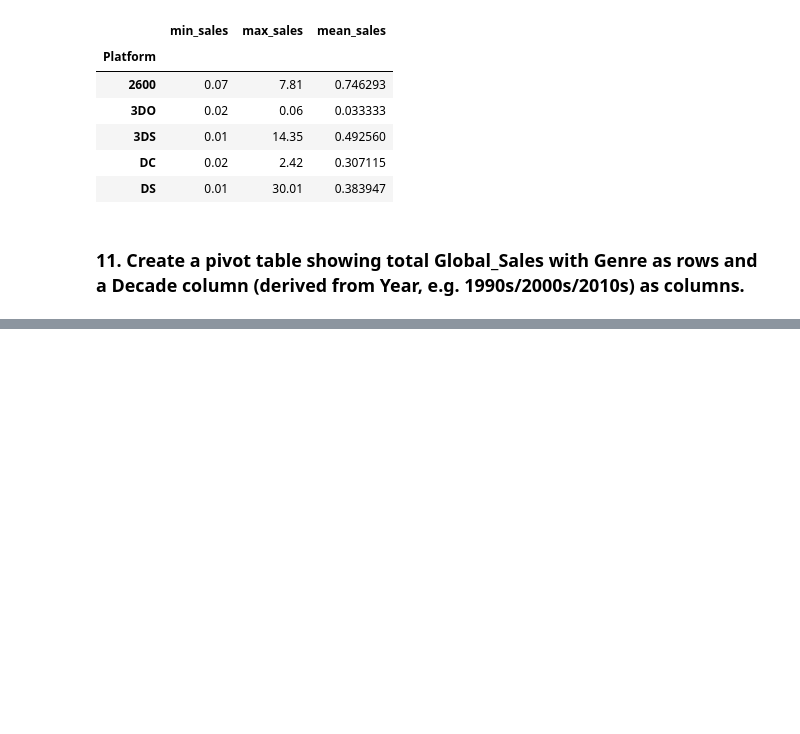
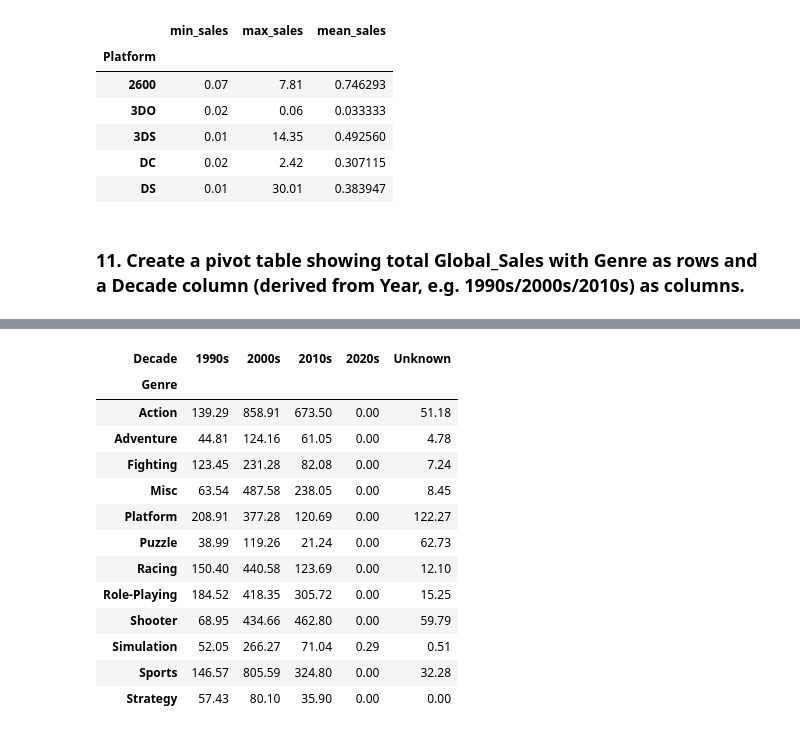
Before and after one commit to MrLeo0087/Python-Libraries, a Jupyter notebook: Pandas/Video_game.ipynb, the cells around one changed output, grey strips where cells are left out. Drawn from its saved outputs; the diff is of its cells as text; code cells hidden in the pictures; blank space fills up the shorter version.

```diff
--- a/Pandas/Video_game.ipynb
+++ b/Pandas/Video_game.ipynb
@@ -287,0 +300,28 @@ df.groupby(by='Platform').agg(
+# %%
+condition = [
+    (df['Year'] >=1990) & (df['Year'] < 2000),
+    (df['Year'] >=2000) & (df['Year'] < 2010),
+    (df['Year'] >=2010) & (df['Year'] < 2020),
+    (df['Year'] >=2020) & (df['Year'] < 2030),
+]
+
+values = ['1990s','2000s','2010s','2020s']
+
+df['Decade'] = np.select(condition,values,default='Unknown')
+# %%
+pd.pivot_table(df,index='Genre',columns='Decade',values='Global_Sales',aggfunc='sum',fill_value=0)
+# %% [output]
+| Decade | 1990s | 2000s | 2010s | 2020s | Unknown |
+| Genre |  |  |  |  |  |
+| Action | 139.29 | 858.91 | 673.50 | 0.00 | 51.18 |
+| Adventure | 44.81 | 124.16 | 61.05 | 0.00 | 4.78 |
+| Fighting | 123.45 | 231.28 | 82.08 | 0.00 | 7.24 |
+| Misc | 63.54 | 487.58 | 238.05 | 0.00 | 8.45 |
+| Platform | 208.91 | 377.28 | 120.69 | 0.00 | 122.27 |
+| Puzzle | 38.99 | 119.26 | 21.24 | 0.00 | 62.73 |
+| Racing | 150.40 | 440.58 | 123.69 | 0.00 | 12.10 |
+| Role-Playing | 184.52 | 418.35 | 305.72 | 0.00 | 15.25 |
+| Shooter | 68.95 | 434.66 | 462.80 | 0.00 | 59.79 |
+| Simulation | 52.05 | 266.27 | 71.04 | 0.29 | 0.51 |
+| Sports | 146.57 | 805.59 | 324.80 | 0.00 | 32.28 |
+| Strategy | 57.43 | 80.10 | 35.90 | 0.00 | 0.00 |
```
Also changed, not shown: parts of 2 cells of this notebook.
